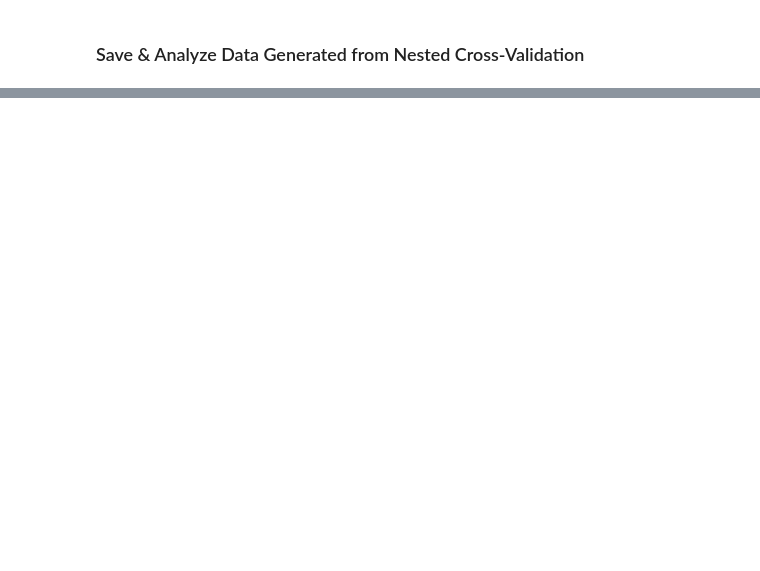
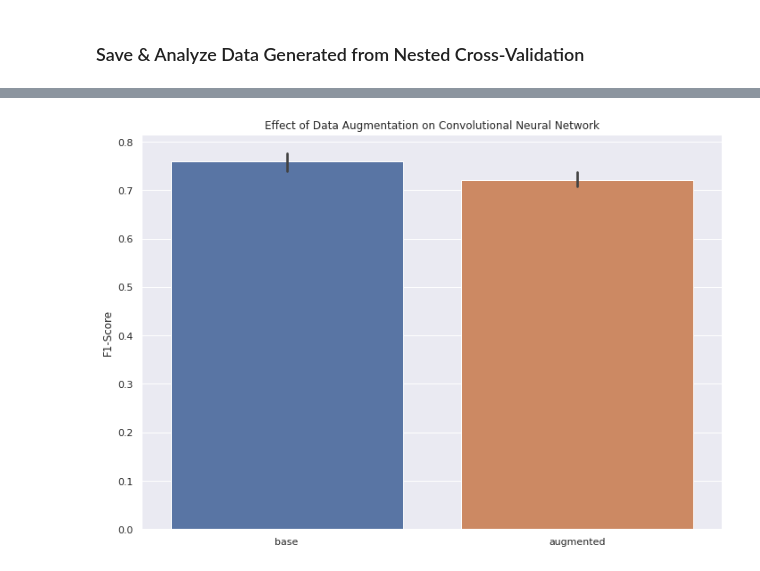
Before and after one commit to sharyar/CLFModelComparison, a Jupyter notebook: 03_ML_Notebooks/nested_cv_comparision.ipynb, the cells around one changed output, grey strips where cells are left out. Saved outputs shown, nothing was run; the diff lists cells and outputs as text; code cells hidden in the pictures; blank space fills up the shorter version.

```diff
--- a/03_ML_Notebooks/nested_cv_comparision.ipynb
+++ b/03_ML_Notebooks/nested_cv_comparision.ipynb
@@ -517,22 +466,25 @@ plt.savefig('rfc_test_confusion_matrix_cross_validated.png')
 # %%
-model = Sequential()
+def base_model_cnn():
+    model = Sequential()
 
-model.add(Conv2D(filters = 128, kernel_size = (5,5),padding = 'same',activation ='relu', input_shape = (64,64,1)))
-model.add(MaxPool2D(pool_size=(2,2)))
-model.add(Dropout(0.25))
+    model.add(Conv2D(filters = 128, kernel_size = (5,5),padding = 'same',activation ='relu', input_shape = (64,64,1)))
+    model.add(MaxPool2D(pool_size=(2,2)))
+    model.add(Dropout(0.25))
 
-model.add(Conv2D(filters = 64, kernel_size = (3,3),padding = 'same',activation ='relu'))
-model.add(MaxPool2D(pool_size=(2,2)))
-model.add(Dropout(0.25))
+    model.add(Conv2D(filters = 64, kernel_size = (3,3),padding = 'same',activation ='relu'))
+    model.add(MaxPool2D(pool_size=(2,2)))
+    model.add(Dropout(0.25))
 
-model.add(Conv2D(filters = 64, kernel_size = (3,3),padding = 'same',activation ='relu'))
-model.add(MaxPool2D(pool_size=(2,2)))
-model.add(Dropout(0.25))
+    model.add(Conv2D(filters = 64, kernel_size = (3,3),padding = 'same',activation ='relu'))
+    model.add(MaxPool2D(pool_size=(2,2)))
+    model.add(Dropout(0.25))
 
-model.add(Flatten())
+    model.add(Flatten())
 
-model.add(Dense(256,activation = "relu"))
-model.add(Dense(64,activation = "relu"))
-model.add(Dense(32,activation = "relu"))
+    model.add(Dense(256,activation = "relu"))
+    model.add(Dense(64,activation = "relu"))
+    model.add(Dense(32,activation = "relu"))
+    model.add(Dense(8, activation = "softmax"))
+    model.compile(optimizer = "Adam", learning_rate=1e-4, loss = "categorical_crossentropy", metrics=["accuracy"])
 
-model.add(Dense(9, activation = "softmax"))
+    return model
@@ -540,0 +561,3 @@ model.compile(optimizer = "Adam" , loss = "categorical_crossentropy", metrics=["
+# %%
+accuracy_df = pd.DataFrame(accuracy_score_dict)
+f1_df = pd.DataFrame(f1_score_dict)
@@ -541,3 +573,12 @@ model.compile(optimizer = "Adam" , loss = "categorical_crossentropy", metrics=["
+# %%
+fig, axs = plt.subplots(figsize=(10,7))
+sns.barplot(data=f1_df, ax=axs, )
+plt.title('Effect of Data Augmentation on Convolutional Neural Network')
+plt.ylabel('F1-Score')
+plt.tight_layout()
+plt.savefig('Augmented-performance.png')
+# %% [output]
+[figure, added]
 # %%
 cnn_image_file = '../04_Figures/cnn_architecture.png'
 tf.keras.utils.plot_model(model, to_file=cnn_image_file, show_shapes=True)
```
Also changed, not shown: parts of 22 cells of this notebook, 2 other files.
